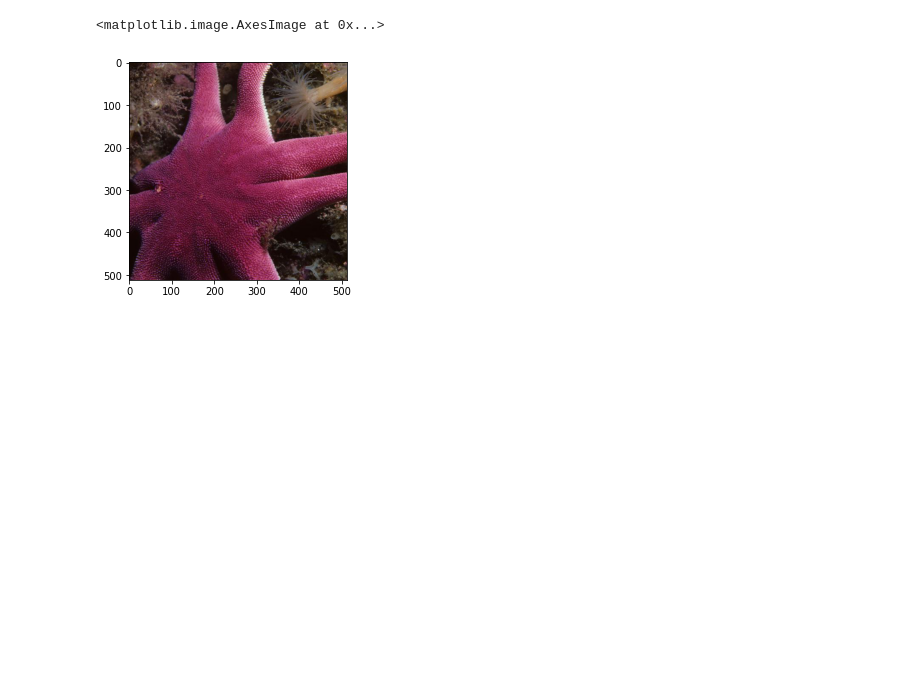
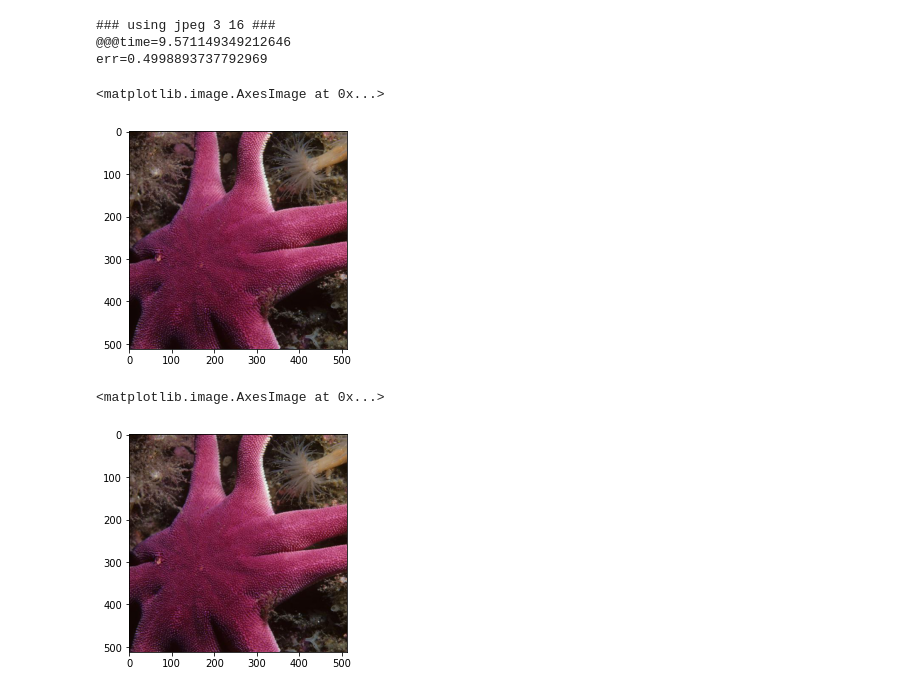
Before and after one commit to varshakishore/FaceDetection, a Jupyter notebook: SteganoGAN_boyi/research/pgd_attack_boyi.ipynb, the cells around one changed output. Drawn from its saved outputs; the diff is of its cells as text; code cells hidden in the pictures; blank space fills up the shorter version.

```diff
--- a/SteganoGAN_boyi/research/pgd_attack_boyi.ipynb
+++ b/SteganoGAN_boyi/research/pgd_attack_boyi.ipynb
@@ -369,6 +383,8 @@ results_std = np.ones((len(conv_layers_list), len(hidden_size_list)))
 
 #                 if err==0: break
 #             print('@@@time={}'.format(time.time()-end))
+# %%
+jpeg_func = JpegCompression(device=0)
 # %%
 layer_size_i = 0
 hidden_size_i = 0
@@ -427 +442,56 @@ err
+# %%
+layer_size_i = 0
+hidden_size_i = 0
+print('### using jpeg {} {} ###'.format(conv_layers_list[layer_size_i], hidden_size_list[hidden_size_i]))
+sum_final_err = []
+model = BasicDecoder(num_bits, hidden_size=hidden_size_list[hidden_size_i], layers=conv_layers_list[layer_size_i], yan_norm=yan_norm)
+for img_i in range(num_imgs):
+    # seed = random.randrange(sys.maxsize) % (2**32 - 1)
+    np.random.seed(img_i)
+    model.apply(shuffle_params)
+    model.to('cuda')
+    filename = os.listdir(dir)[img_i]
+    image = "{}/{}".format(dir, filename)
+    image = imread(image, pilmode='RGB') / 255.0
+    image = torch.FloatTensor(image).permute(2, 1, 0).unsqueeze(0)
+    image = image.to('cuda')
+    out = model(image)
+
+    torch.manual_seed(img_i)
+    target = torch.bernoulli(torch.empty(out.shape).uniform_(0, 1)).to(out.device)
+    # print(target.shape)
+
+    adv_image = image.clone().detach()
+    end = time.time()
+    for i in range(steps // max_iter):
+        adv_image.requires_grad = True
+        optimizer = LBFGS([adv_image], lr=alpha, max_iter=max_iter)
+
+        def closure():
+            # pos 1
+            outputs = model(adv_image)
+            loss = criterion(outputs, target)
+            optimizer.zero_grad()
+            loss.backward(retain_graph=True)
+            return loss
+
+        adv_image = jpeg_func(adv_image)
+        optimizer.step(closure)
+        delta = torch.clamp(adv_image - image, min=-eps, max=eps)
+        adv_image = torch.clamp(image + delta, min=0, max=1).detach()
+
+        err = len(torch.nonzero((model(adv_image)>0).float().view(-1) != target.view(-1))) / target.numel()
+
+        if err==0: break
+    print('@@@time={}'.format(time.time()-end))
+    print('err={}'.format(err))
+# %% [output]
+### using jpeg 3 16 ###
+@@@time=9.571149349212646
+err=0.4998893737792969
+# %%
+plt.imshow(adv_image[0].detach().permute(1,2,0).cpu().numpy())
+# %% [output]
+<matplotlib.image.AxesImage at 0x...>
+[figure, added]
 # %%
```
Also changed, not shown: parts of 7 cells of this notebook.
